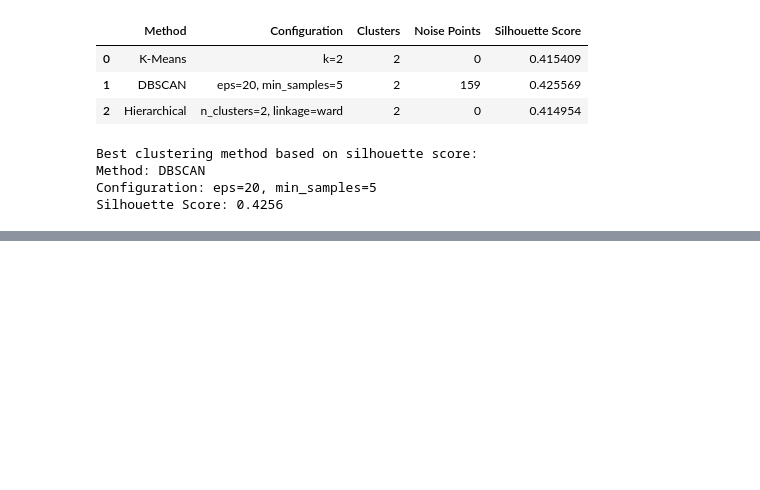
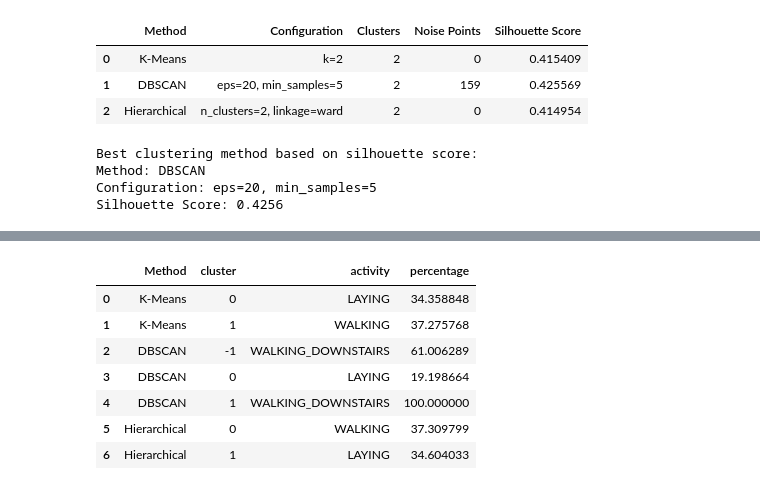
Before and after one commit to Debankumardas/Dimensionality-Reduction-Clustering, a Jupyter notebook: notebooks/dimensionality_reduction_clustering.ipynb, the cells around one changed output, grey strips where cells are left out. Saved outputs shown, nothing was run; the diff lists cells and outputs as text; code cells hidden in the pictures; blank space fills up the shorter version.

```diff
--- a/notebooks/dimensionality_reduction_clustering.ipynb
+++ b/notebooks/dimensionality_reduction_clustering.ipynb
@@ -831,0 +913,66 @@ Silhouette Score: 0.4256
+# %%
+def cluster_activity_summary(labels, method_name):
+    temp = pd.DataFrame({
+        "cluster": labels,
+        "activity": y_train["activity"]
+    })
+
+    summary = (
+        temp.groupby("cluster")["activity"]
+        .value_counts(normalize=True)
+        .mul(100)
+        .rename("percentage")
+        .reset_index()
+    )
+
+    dominant = (
+        summary.sort_values(
+            ["cluster", "percentage"],
+            ascending=[True, False]
+        )
+        .groupby("cluster")
+        .first()
+        .reset_index()
+    )
+
+    dominant["Method"] = method_name
+
+    return dominant[
+        ["Method", "cluster", "activity", "percentage"]
+    ]
+
+
+kmeans_summary = cluster_activity_summary(
+    kmeans_models[2].labels_,
+    "K-Means"
+)
+
+dbscan_summary = cluster_activity_summary(
+    dbscan_labels,
+    "DBSCAN"
+)
+
+hierarchical_summary = cluster_activity_summary(
+    hierarchical_labels,
+    "Hierarchical"
+)
+
+activity_cluster_summary = pd.concat(
+    [
+        kmeans_summary,
+        dbscan_summary,
+        hierarchical_summary
+    ],
+    ignore_index=True
+)
+
+activity_cluster_summary
+# %% [output]
+|  | Method | cluster | activity | percentage |
+| 0 | K-Means | 0 | LAYING | 34.358848 |
+| 1 | K-Means | 1 | WALKING | 37.275768 |
+| 2 | DBSCAN | -1 | WALKING_DOWNSTAIRS | 61.006289 |
+| 3 | DBSCAN | 0 | LAYING | 19.198664 |
+| 4 | DBSCAN | 1 | WALKING_DOWNSTAIRS | 100.000000 |
+| 5 | Hierarchical | 0 | WALKING | 37.309799 |
+| 6 | Hierarchical | 1 | LAYING | 34.604033 |
```
Also changed, not shown: parts of 3 cells of this notebook.
